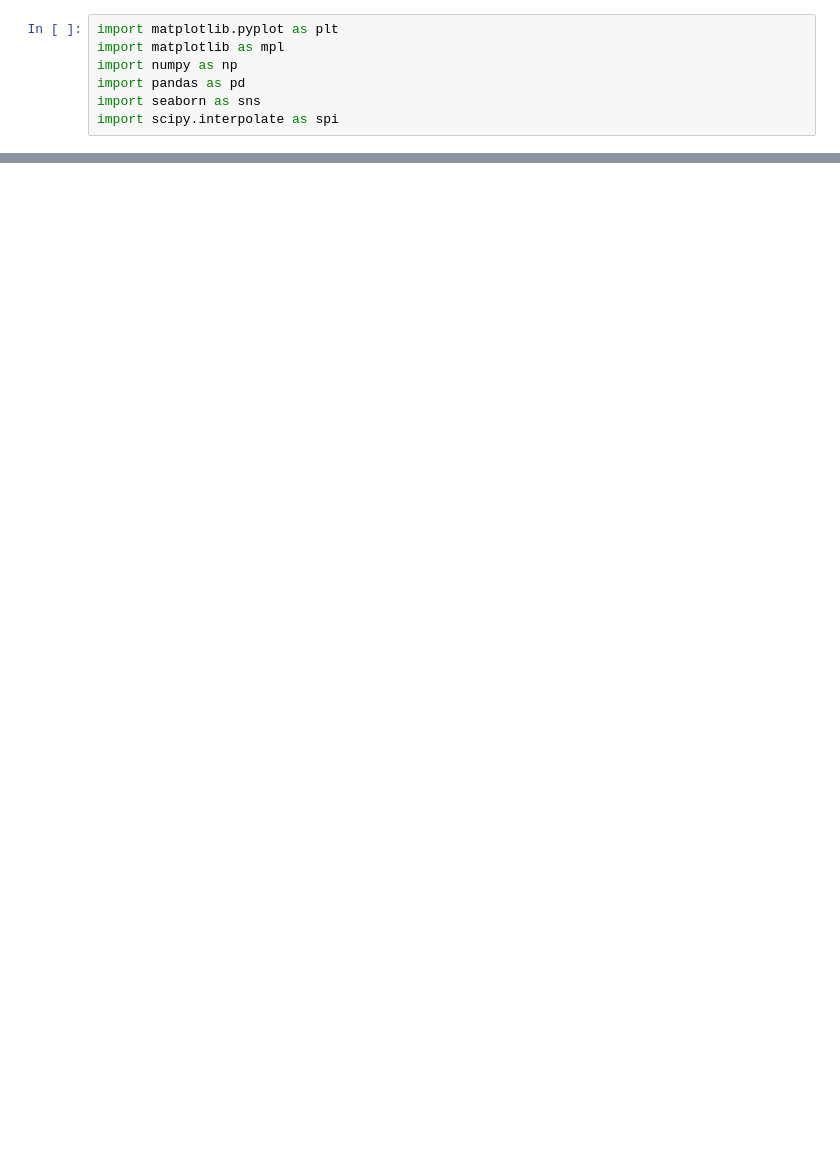
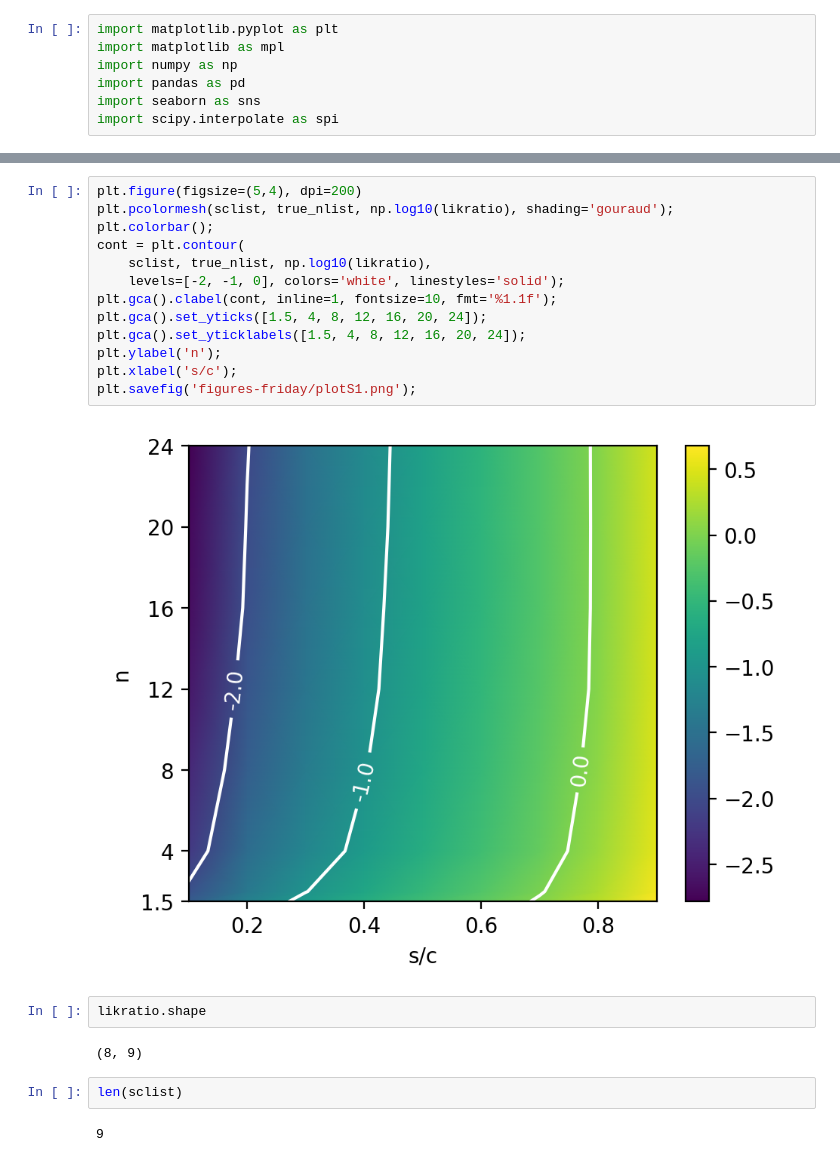
Before and after one commit to calvinmccarter/grabby_aliens, a Jupyter notebook: experiments/plotS1.ipynb, the cells around one changed output, grey strips where cells are left out. Cells and saved outputs as stored; diff of their text form; blank space fills up the shorter version.

```diff
--- a/experiments/plotS1.ipynb
+++ b/experiments/plotS1.ipynb
@@ -55,0 +93,23 @@ plt.imshow(likratio>0.05);
+# %%
+plt.figure(figsize=(5,4), dpi=200)
+plt.pcolormesh(sclist, true_nlist, np.log10(likratio), shading='gouraud');
+plt.colorbar();
+cont = plt.contour(
+    sclist, true_nlist, np.log10(likratio),
+    levels=[-2, -1, 0], colors='white', linestyles='solid');
+plt.gca().clabel(cont, inline=1, fontsize=10, fmt='%1.1f');
+plt.gca().set_yticks([1.5, 4, 8, 12, 16, 20, 24]);
+plt.gca().set_yticklabels([1.5, 4, 8, 12, 16, 20, 24]);
+plt.ylabel('n');
+plt.xlabel('s/c');
+plt.savefig('figures-friday/plotS1.png');
+# %% [output]
+[figure, added]
+# %%
+likratio.shape
+# %% [output]
+(8, 9)
+# %%
+len(sclist)
+# %% [output]
+9
```
Also changed, not shown: parts of 6 cells of this notebook, 1 other file.
